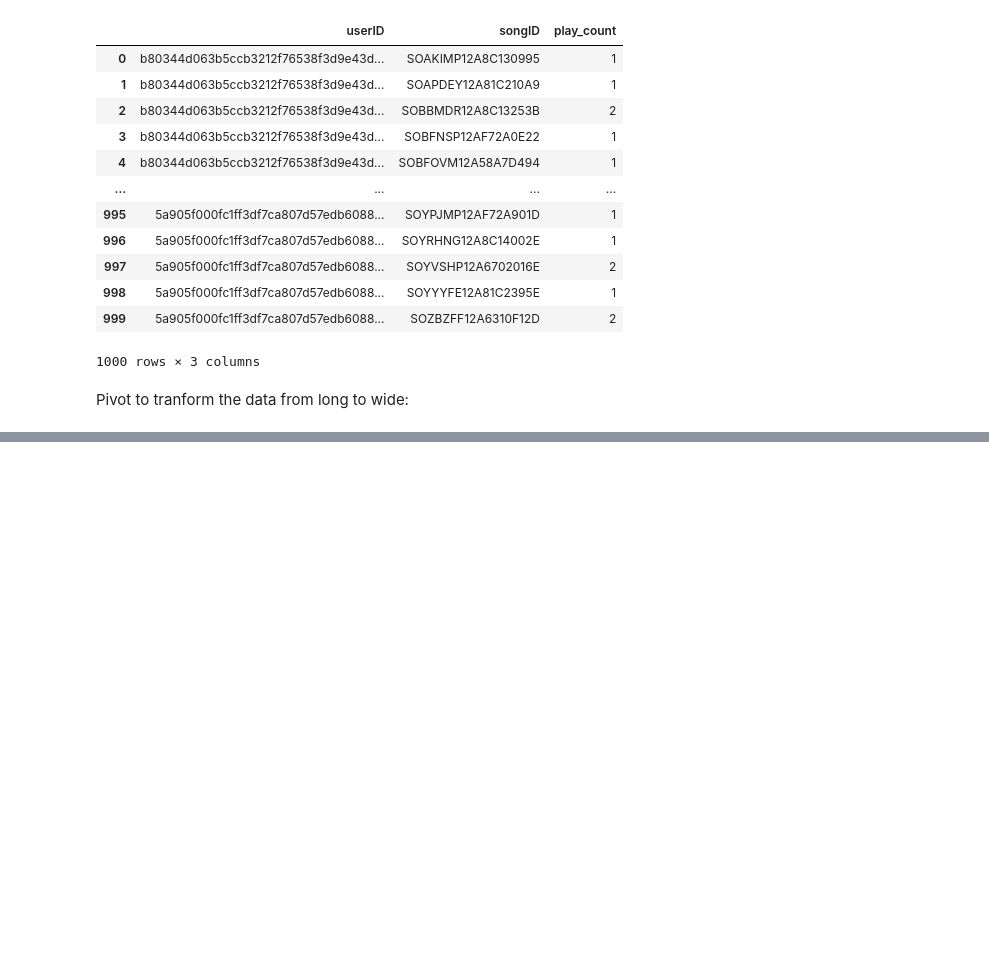
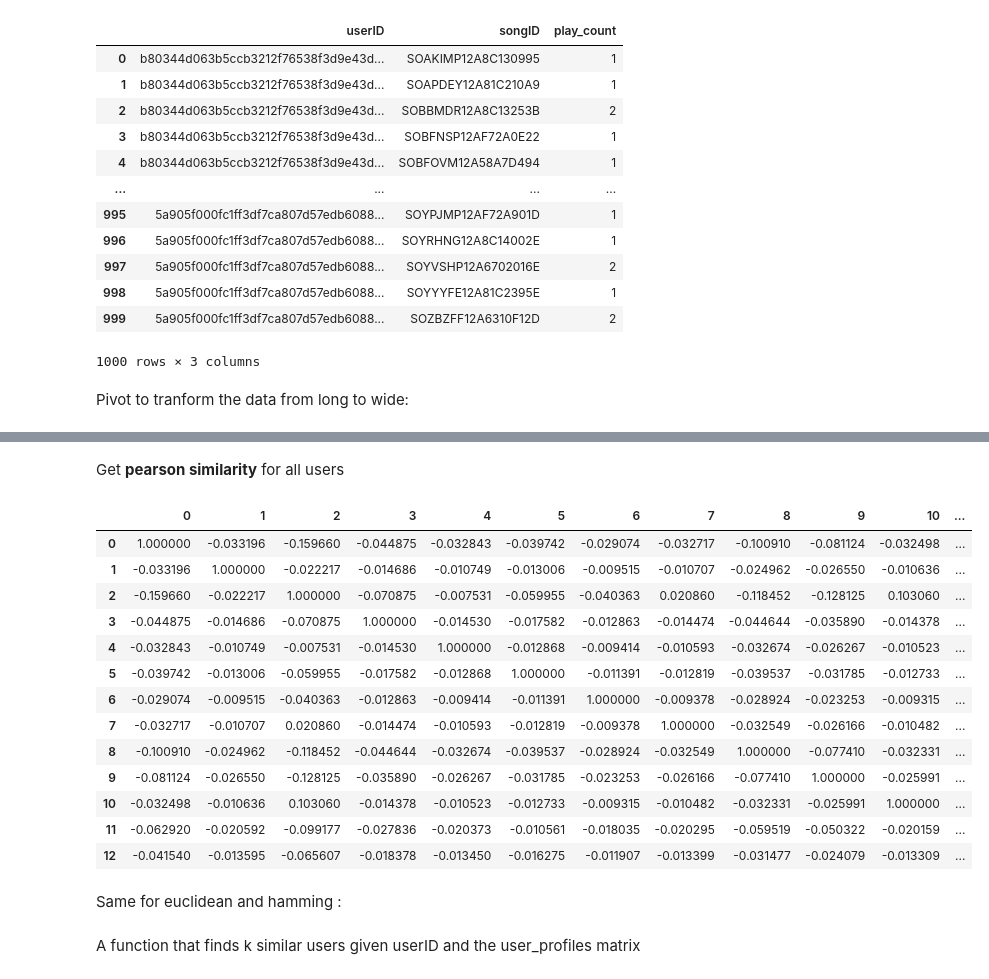
Before and after one commit to matijasipek/comp_tools, a Jupyter notebook: Angeliki_Experiments.ipynb, the cells around one changed output, grey strips where cells are left out. Drawn from its saved outputs; the diff is of its cells as text; code cells hidden in the pictures; blank space fills up the shorter version.

```diff
--- a/Angeliki_Experiments.ipynb
+++ b/Angeliki_Experiments.ipynb
@@ -189,0 +118,23 @@ Possible solutions:
+# %% [markdown]
+Get **pearson similarity** for all users
+# %%
+pearson_sim = 1-pairwise_distances(user_profiles, metric="correlation")
+M_pearson = pd.DataFrame(pearson_sim)
+M_pearson
+# %% [output]
+|  | 0 | 1 | 2 | 3 | 4 | 5 | 6 | 7 | 8 | 9 | 10 | ... |
+| 0 | 1.000000 | -0.033196 | -0.159660 | -0.044875 | -0.032843 | -0.039742 | -0.029074 | -0.032717 | -0.100910 | -0.081124 | -0.032498 | ... |
+| 1 | -0.033196 | 1.000000 | -0.022217 | -0.014686 | -0.010749 | -0.013006 | -0.009515 | -0.010707 | -0.024962 | -0.026550 | -0.010636 | ... |
+| 2 | -0.159660 | -0.022217 | 1.000000 | -0.070875 | -0.007531 | -0.059955 | -0.040363 | 0.020860 | -0.118452 | -0.128125 | 0.103060 | ... |
+| 3 | -0.044875 | -0.014686 | -0.070875 | 1.000000 | -0.014530 | -0.017582 | -0.012863 | -0.014474 | -0.044644 | -0.035890 | -0.014378 | ... |
+| 4 | -0.032843 | -0.010749 | -0.007531 | -0.014530 | 1.000000 | -0.012868 | -0.009414 | -0.010593 | -0.032674 | -0.026267 | -0.010523 | ... |
+| 5 | -0.039742 | -0.013006 | -0.059955 | -0.017582 | -0.012868 | 1.000000 | -0.011391 | -0.012819 | -0.039537 | -0.031785 | -0.012733 | ... |
+| 6 | -0.029074 | -0.009515 | -0.040363 | -0.012863 | -0.009414 | -0.011391 | 1.000000 | -0.009378 | -0.028924 | -0.023253 | -0.009315 | ... |
+| 7 | -0.032717 | -0.010707 | 0.020860 | -0.014474 | -0.010593 | -0.012819 | -0.009378 | 1.000000 | -0.032549 | -0.026166 | -0.010482 | ... |
+| 8 | -0.100910 | -0.024962 | -0.118452 | -0.044644 | -0.032674 | -0.039537 | -0.028924 | -0.032549 | 1.000000 | -0.077410 | -0.032331 | ... |
+| 9 | -0.081124 | -0.026550 | -0.128125 | -0.035890 | -0.026267 | -0.031785 | -0.023253 | -0.026166 | -0.077410 | 1.000000 | -0.025991 | ... |
+| 10 | -0.032498 | -0.010636 | 0.103060 | -0.014378 | -0.010523 | -0.012733 | -0.009315 | -0.010482 | -0.032331 | -0.025991 | 1.000000 | ... |
+| 11 | -0.062920 | -0.020592 | -0.099177 | -0.027836 | -0.020373 | -0.010561 | -0.018035 | -0.020295 | -0.059519 | -0.050322 | -0.020159 | ... |
+| 12 | -0.041540 | -0.013595 | -0.065607 | -0.018378 | -0.013450 | -0.016275 | -0.011907 | -0.013399 | -0.031477 | -0.024079 | -0.013309 | ... |
+# %% [markdown]
+Same for euclidean and hamming :
@@ -189,0 +147,2 @@ Possible solutions:
+# %% [markdown]
+A function that finds k similar users given userID and the user_profiles matrix
```
Also changed, not shown: parts of 34 cells of this notebook.
